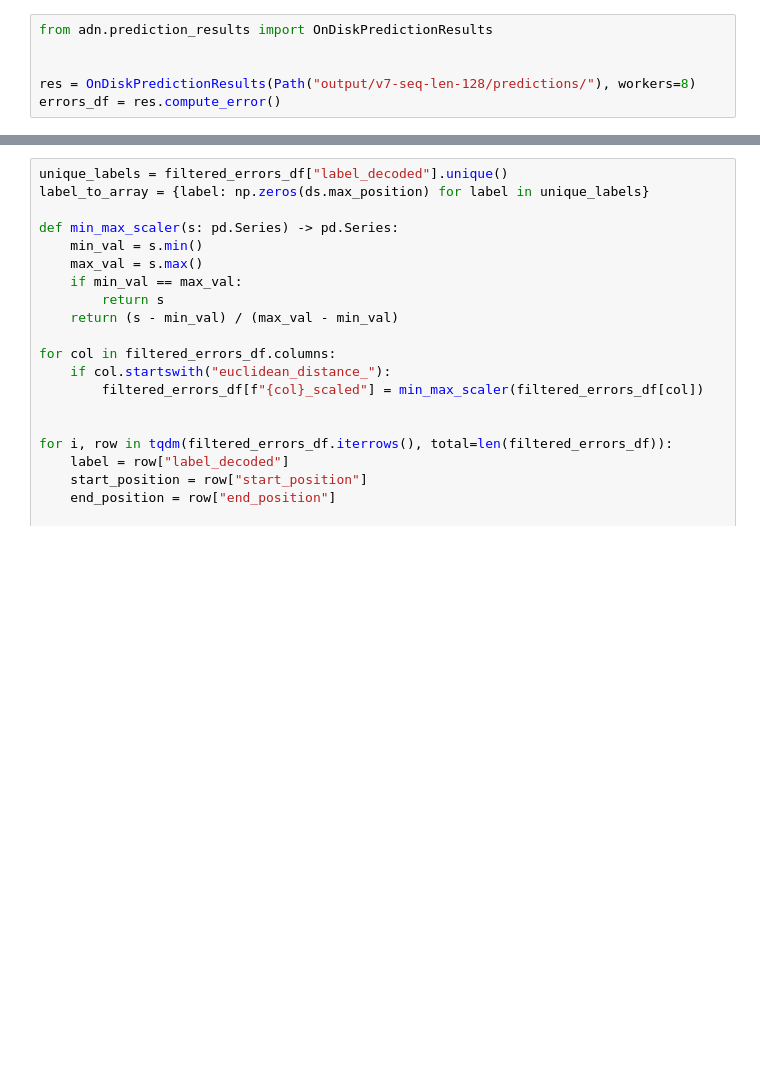
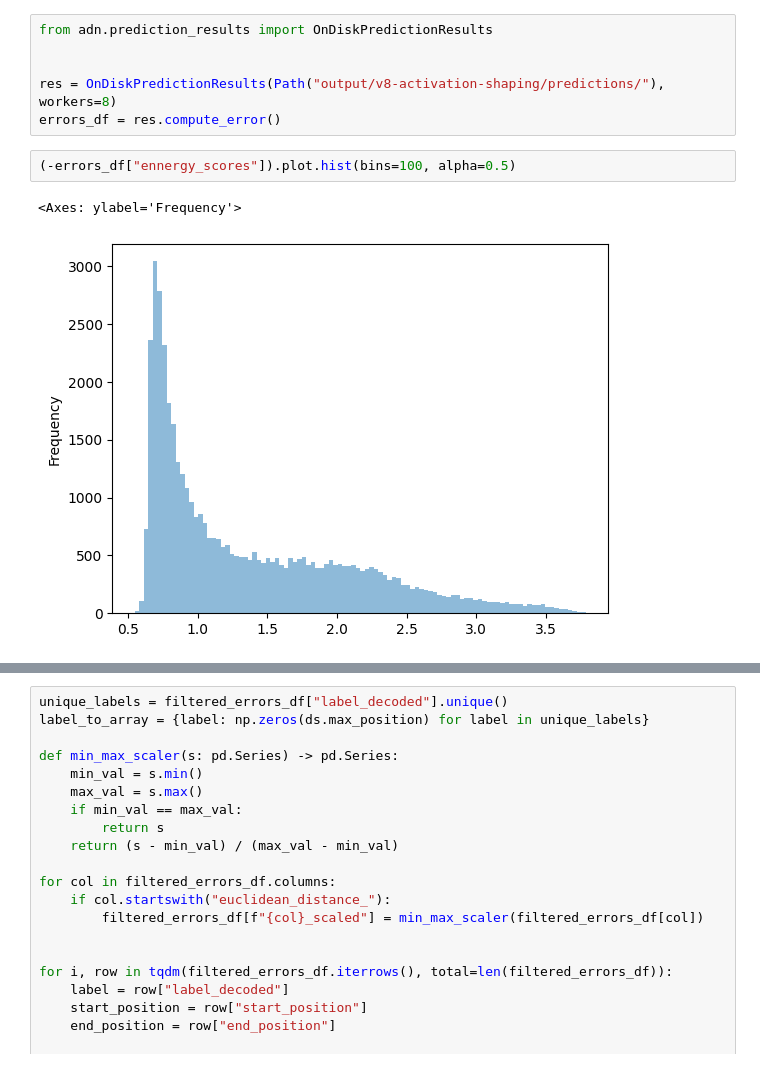
Before and after one commit to Soum-Soum/Dna-Transformer, a Jupyter notebook: test.ipynb, the cells around one changed output, grey strips where cells are left out. Cells and saved outputs as stored; diff of their text form; blank space fills up the shorter version.

```diff
--- a/test.ipynb
+++ b/test.ipynb
@@ -85,5 +44,10 @@ ds, _ = load_datasets(
 from adn.prediction_results import OnDiskPredictionResults
 
 
-res = OnDiskPredictionResults(Path("output/v7-seq-len-128/predictions/"), workers=8)
+res = OnDiskPredictionResults(Path("output/v8-activation-shaping/predictions/"), workers=8)
 errors_df = res.compute_error()
+# %%
+(-errors_df["ennergy_scores"]).plot.hist(bins=100, alpha=0.5)
+# %% [output]
+<Axes: ylabel='Frequency'>
+[figure, added]
```
Also changed, not shown: parts of 9 cells of this notebook, 1 other file.
